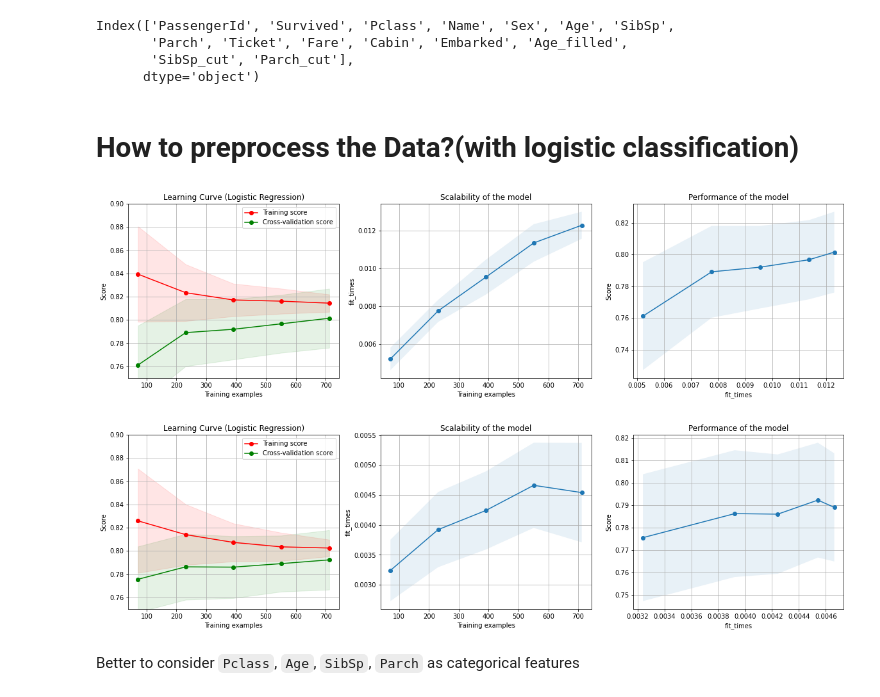
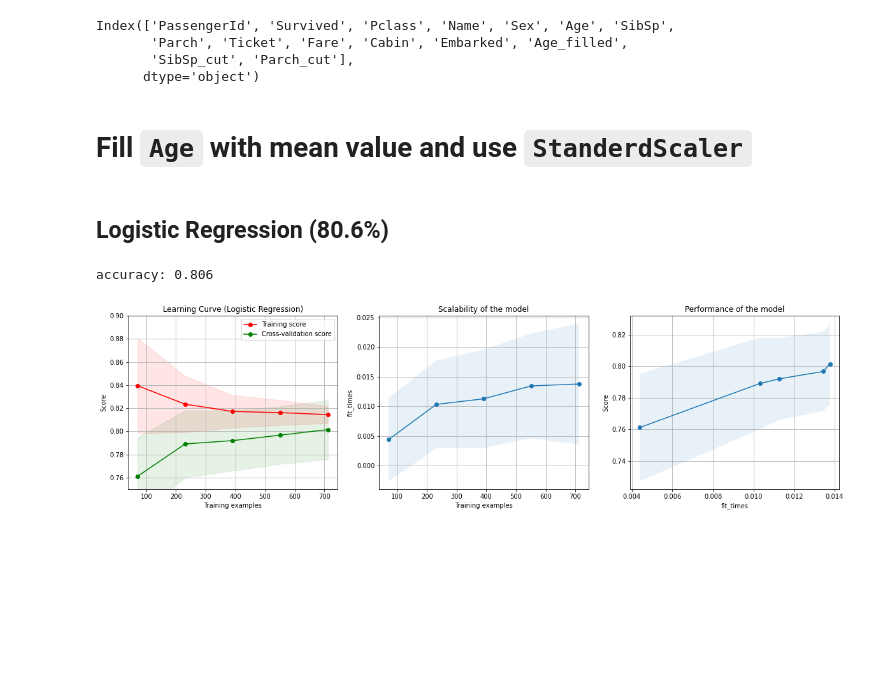
Before and after one commit to QQQQ00243/Titanic, a Jupyter notebook: Titanic.ipynb, the cells around one changed output. Cells and saved outputs as stored; diff of their text form; code cells hidden in the pictures; blank space fills up the shorter version.

```diff
--- a/Titanic.ipynb
+++ b/Titanic.ipynb
@@ -236,3 +15,7 @@ def plot_learning_curve_only(
+# %%
+PROJECT_ROOT_DIR = '.'
+TRAIN_PATH = PROJECT_ROOT_DIR + '/Dataset/train.csv'
+IMAGES_PATH = PROJECT_ROOT_DIR + '/images'
 # %% [markdown]
 # Get the Data
 # %%
@@ -416,5 +130,5 @@ Index(['PassengerId', 'Survived', 'Pclass', 'Name', 'Sex', 'Age', 'SibSp',
        'Parch', 'Ticket', 'Fare', 'Cabin', 'Embarked', 'Age_filled',
        'SibSp_cut', 'Parch_cut'],
       dtype='object')
-# %% [markdown]
-# How to preprocess the Data?(with logistic classification)
+# %% [markdown]
+# Fill `Age` with mean value and use `StanderdScaler`
@@ -421,54 +160,19 @@ Index(['PassengerId', 'Survived', 'Pclass', 'Name', 'Sex', 'Age', 'SibSp',
+# %% [markdown]
+## Logistic Regression (80.6%)
 # %%
-num_pipeline = Pipeline([
-    ("imputer", SimpleImputer(strategy="median")),
-    ("std_scaler", StandardScaler()),
-  ])
-
-num_attribs = ["Age", "Fare"]
-cat_attribs = ["Pclass", "Sex", "SibSp", "Parch", "Embarked"]
-
-full_pipeline = ColumnTransformer([
-    ("num", num_pipeline, num_attribs),
-    ("cat", OneHotEncoder(), cat_attribs),
-])
-
-X = full_pipeline.fit_transform(data)
-y = data["Survived"].to_numpy()
-
+from sklearn.linear_model import LogisticRegression
 
 title = "Learning Curve (Logistic Regression)"
 clf = LogisticRegression(random_state=42)
 
 cv = ShuffleSplit(n_splits=50, test_size=0.2, random_state=42)
-plot_learning_curve(
+utils.plot.plot_learning_curve(
     clf, title, X, y, ylim=(0.75, 0.9), cv=cv, n_jobs=4
 )
 
+score = cross_val_score(clf, X, y, scoring='accuracy', cv=5)
+print('accuracy: %.3f'%score.mean())
 plt.show()
 # %% [output]
+accuracy: 0.806
-[figure, old version]
+[figure, new version]
-# %%
-num_attribs = ["Pclass", "Age", "SibSp", "Parch", "Fare"]
-cat_attribs = [ "Sex", "Embarked"]
-
-full_pipeline = ColumnTransformer([
-    ("num", num_pipeline, num_attribs),
-    ("cat", OneHotEncoder(), cat_attribs),
-])
-
-X = full_pipeline.fit_transform(data)
-y = data["Survived"].to_numpy()
-
-title = "Learning Curve (Logistic Regression)"
-clf = LogisticRegression(random_state=42)
-
-cv = ShuffleSplit(n_splits=50, test_size=0.2, random_state=42)
-plot_learning_curve(
-    clf, title, X, y, ylim=(0.75, 0.9), cv=cv, n_jobs=4
-)
-
-plt.show()
-# %% [output]
-[figure, removed]
-# %% [markdown]
-Better to consider `Pclass`, `Age`, `SibSp`, `Parch` as categorical features
```
Also changed, not shown: parts of 63 cells of this notebook, 10 other files.
